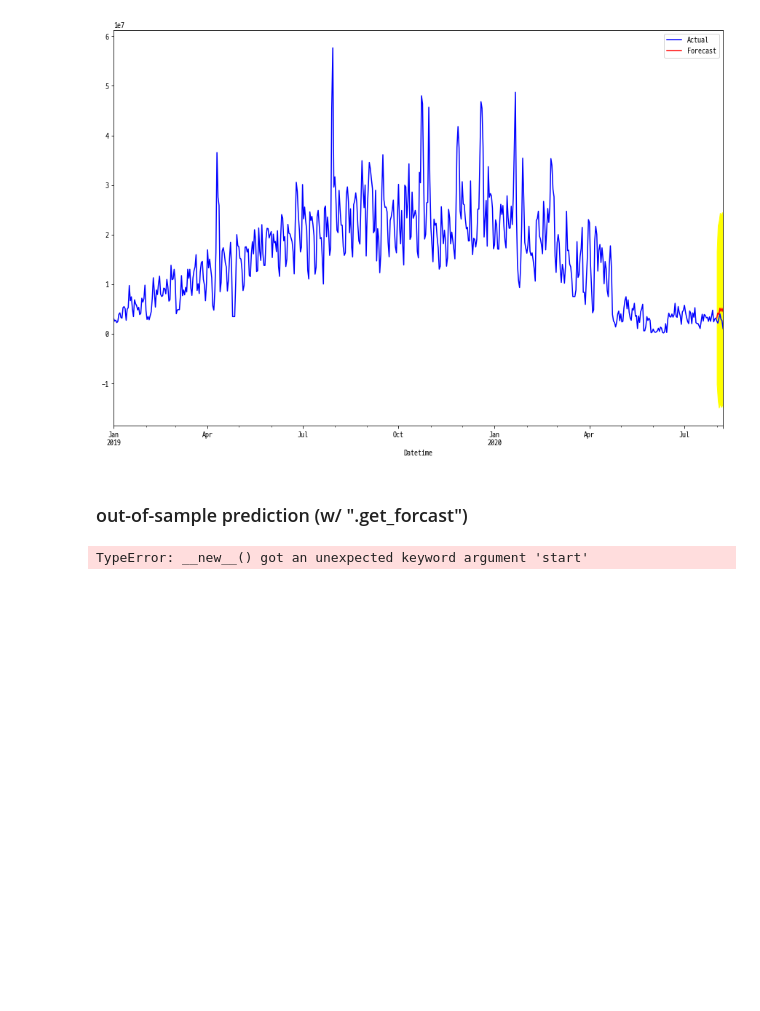
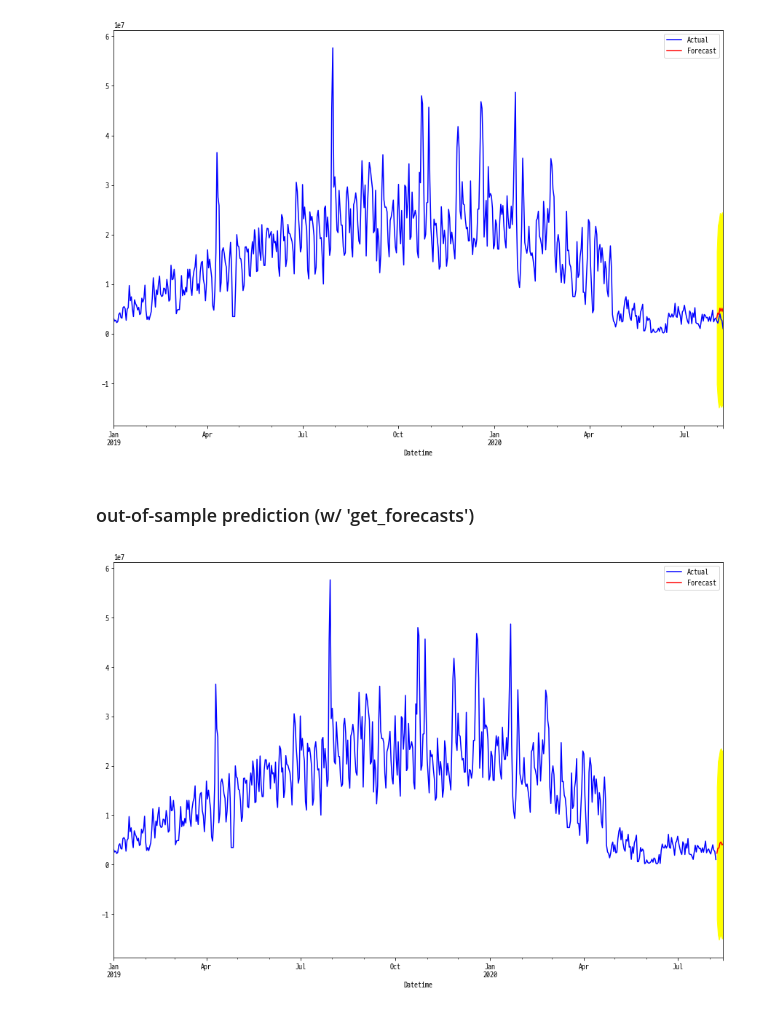
Before and after one commit to YouranWoo/ADP_study, a Jupyter notebook: Time_series_analysis/ARIMA_market_0523.ipynb, the cells around one changed output. Drawn from its saved outputs; the diff is of its cells as text; code cells hidden in the pictures; blank space fills up the shorter version.

```diff
--- a/Time_series_analysis/ARIMA_market_0523.ipynb
+++ b/Time_series_analysis/ARIMA_market_0523.ipynb
@@ -395,13 +395,26 @@ plt.show()
 # %% [output]
 [figure]
 # %% [markdown]
-### out-of-sample prediction (w/ ".get_forcast")
+### out-of-sample prediction (w/ 'get_forecasts')
-# %%
-# prediction : 이후 7일 예측
-# dynamic 파라미터는 out-of-sample에서는 의미 없음
-
-pred = results.get_prediction(start=pd.to_datetime('2020-08-08'),
-end=pd.to_datetime('2020-08-14'),
-dynamic=True)
-# %% [output]
-TypeError: __new__() got an unexpected keyword argument 'start'
+# %%
+# prediction : 이후 7일 예측
+# dynamic 파라미터는 out-of-sample에서는 의미 없음
+
+model = tsa.statespace.SARIMAX(y1, order=(1, 0, 1),
+                            seasonal_order=(0, 1, 1, 12),
+                            enforce_stationarity=True,
+                            enforce_invertibility=True)
+results = model.fit()
+
+pred2 = results.get_forecast(steps=7)
+pred2_ci = pred2.conf_int()
+# %%
+# 예측 결과 시각화
+
+y1.plot(figsize=(15,10), legend=True, label='Actual', color='blue')
+ax = pred2.predicted_mean.plot(figsize=(15,10), legend=True, label='Forecast', color='red')
+ax.fill_between(pred2_ci.index,pred2_ci.iloc[:,0],pred2_ci.iloc[:,1],color='yellow')
+
+plt.show()
+# %% [output]
+[figure, added]
```
Also changed, not shown: parts of 6 cells of this notebook.
